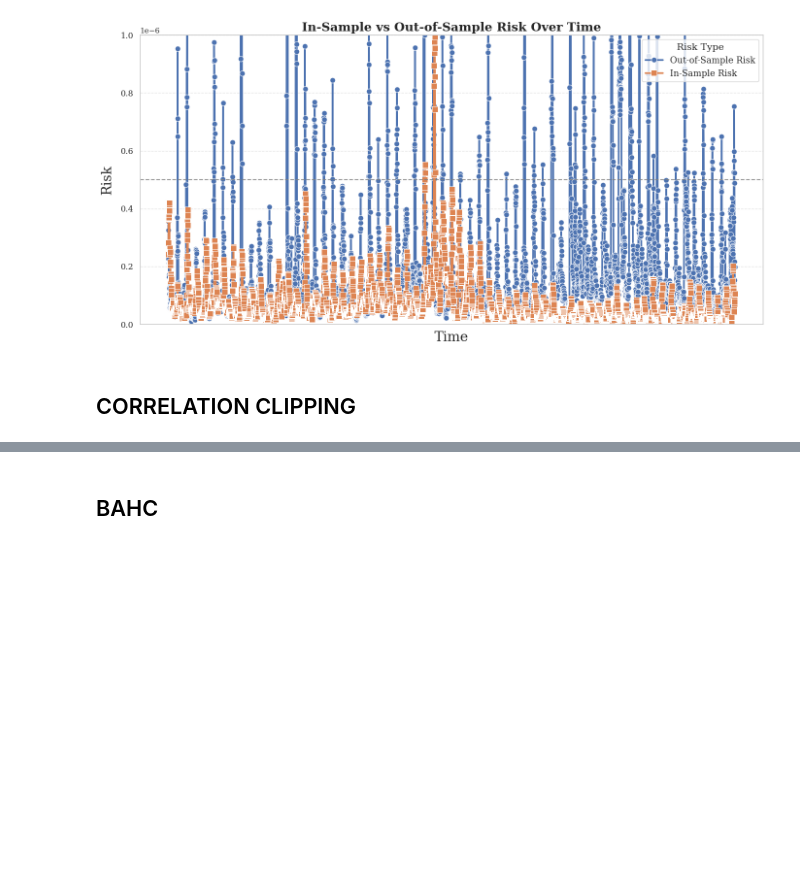
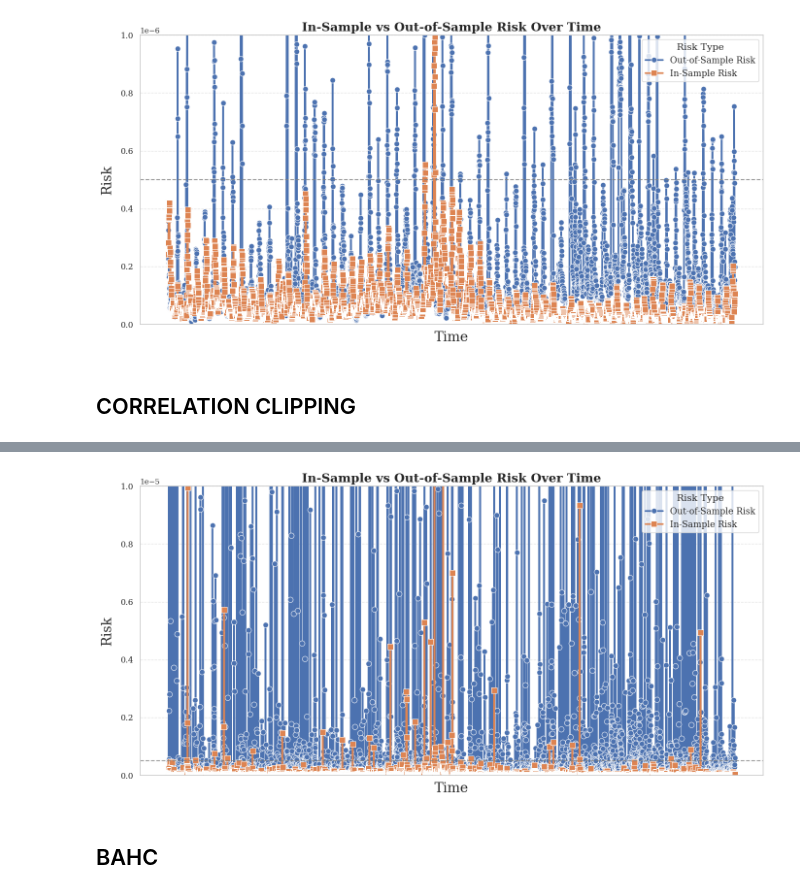
Before and after one commit to valee99/FIN-525-Project, a Jupyter notebook: risk_comparisons.ipynb, the cells around one changed output, grey strips where cells are left out. Cells and saved outputs as stored; diff of their text form; code cells hidden in the pictures; blank space fills up the shorter version.

```diff
--- a/risk_comparisons.ipynb
+++ b/risk_comparisons.ipynb
@@ -25,0 +21,53 @@ plot_two_risks(correlation_in_sample, correlation_out_sample)
+# %%
+def plot_two_risks_edited(risks_df_in_sample, risks_df_out_sample):
+    """
+    Plot In-Sample vs Out-of-Sample Risk with customization.
+
+    Parameters:
+        risks_df_in_sample (pd.DataFrame): DataFrame containing in-sample risk data with a "Risk" column.
+        risks_df_out_sample (pd.DataFrame): DataFrame containing out-of-sample risk data with a "Risk" column.
+    """
+
+    sns.set_theme(style="whitegrid", palette="muted", font="serif")
+
+    # Plot the risks
+    plt.figure(figsize=(14, 7))
+    sns.lineplot(
+        x=risks_df_out_sample.index,
+        y=risks_df_out_sample["Risk"],
+        label="Out-of-Sample Risk",
+        marker="o",
+        markersize=8,
+        linewidth=2.5,
+        color="#4C72B0"
+    )
+    sns.lineplot(
+        x=risks_df_out_sample.index,
+        y=risks_df_in_sample["Risk"],
+        label="In-Sample Risk",
+        marker="s",
+        markersize=8,
+        linewidth=2.5,
+        color="#DD8452"
+    )
+
+    # Customize the plot
+    plt.title("In-Sample vs Out-of-Sample Risk Over Time", fontsize=18, weight="bold")
+    plt.xlabel("Time", fontsize=20, labelpad=10)
+    plt.ylabel("Risk", fontsize=20, labelpad=10)
+    plt.yticks(fontsize=12)
+    plt.legend(fontsize=13, title="Risk Type", title_fontsize=14)
+    plt.grid(True, linestyle='--', alpha=0.5)
+    plt.ylim([0, 1e-5])  # Specify y-axis limits
+    plt.xticks(ticks=[], labels=[])  # Remove x-axis tick labels
+    plt.tight_layout()
+
+    # Add a horizontal line for emphasis (optional)
+    plt.axhline(y=5e-7, color="gray", linestyle="--", linewidth=1.5, alpha=0.8)
+
+    # Show the plot
+    return plt
+
+
+plot_two_risks_edited(correlation_in_sample, correlation_out_sample)
+# %% [output]
@@ -26,3 +75,4 @@ plot_two_risks(correlation_in_sample, correlation_out_sample)
+[figure, added]
 # %% [markdown]
 ## BAHC
 # %%
```
Also changed, not shown: parts of 2 cells of this notebook, 7 other files.
